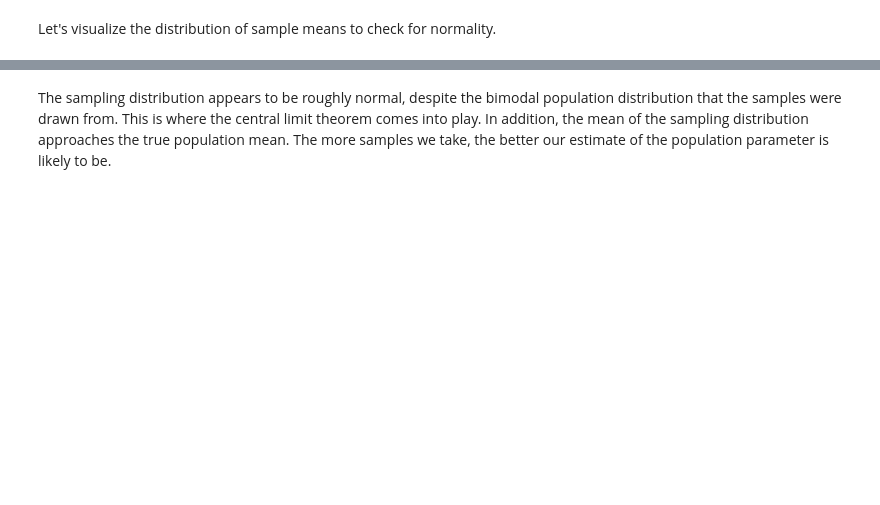
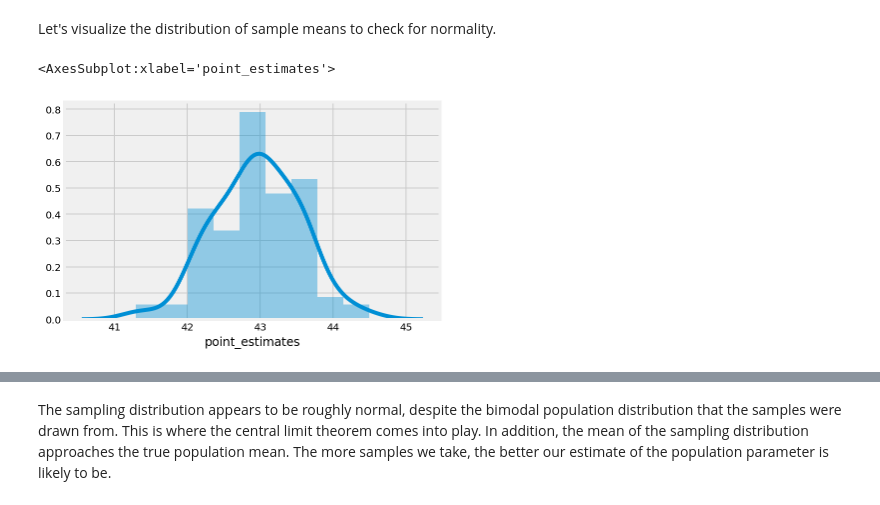
Before and after one commit to Marissa841/dsc-confidence-intervals-lab, a Jupyter notebook: index.ipynb, the cells around one changed output, grey strips where cells are left out. Drawn from its saved outputs; the diff is of its cells as text; code cells hidden in the pictures; blank space fills up the shorter version.

```diff
--- a/index.ipynb
+++ b/index.ipynb
@@ -108,10 +120,14 @@ To illustrate, let's create a sampling distribution by taking 100 samples from o
 np.random.seed(15)
 
 point_estimates = []         # Make empty list to hold point estimates
+for i in range(100):
+    point_estimates.append(np.random.choice(population_ages, 500).mean())
+
 
 # Take 100 samples and generate 100 point estimates using a for loop.
 # append sample means to get point estimates
-
+df = pd.DataFrame({'point_estimates': point_estimates})
+df.describe()
 
 # Convert the point_estimates into a pandas dataframe
 # Calculate and print descriptive statistics for the dataframe
@@ -126,0 +153,3 @@ point_estimates = []         # Make empty list to hold point estimates
+# %%
+df = pd.DataFrame({'point_estimates': point_estimates})
+df.describe()
@@ -128,3 +167,7 @@ point_estimates = []         # Make empty list to hold point estimates
 Let's visualize the distribution of sample means to check for normality.
 # %%
 #Visualize the point estimates by plotting a density plot (use pandas)
+sns.distplot(df['point_estimates'])
+# %% [output]
+<AxesSubplot:xlabel='point_estimates'>
+[figure, added]
```
Also changed, not shown: parts of 10 cells of this notebook.
